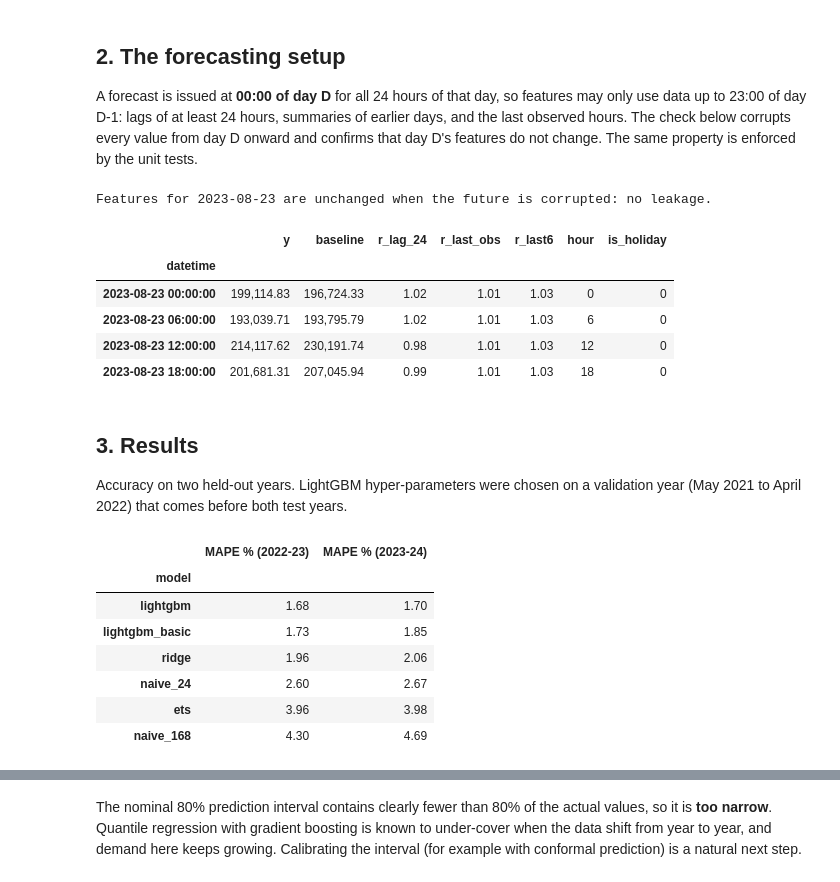
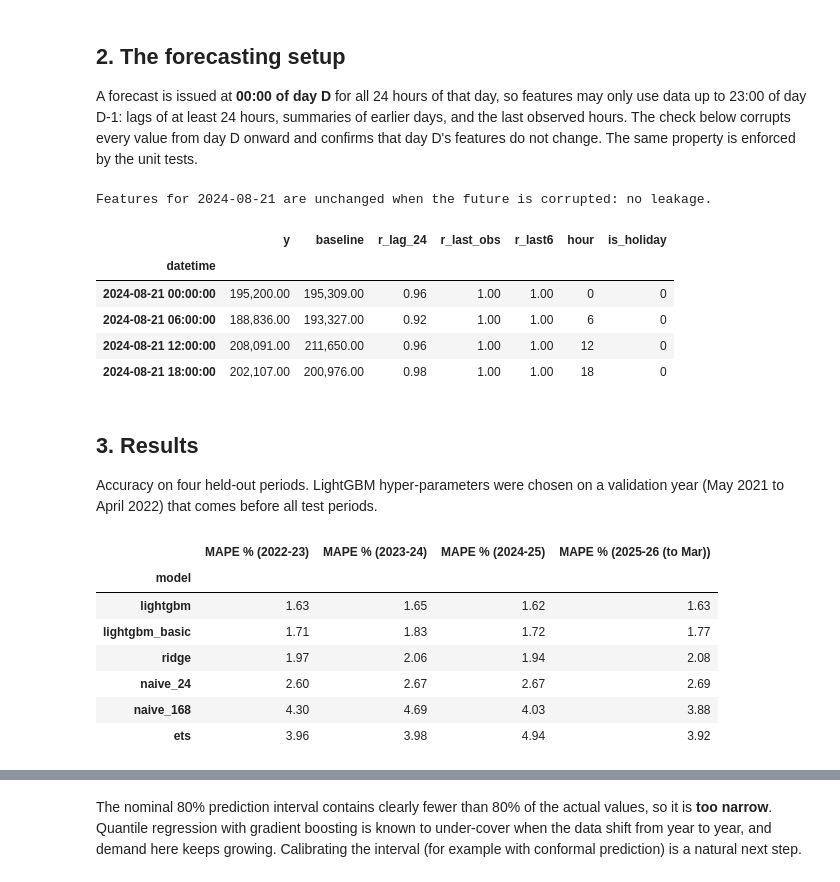
Before and after one commit to ankitsharmaMCET/india-demand-forecasting, a Jupyter notebook: notebooks/walkthrough.ipynb, the cells around one changed output, grey strips where cells are left out. Cells and saved outputs as stored; diff of their text form; code cells hidden in the pictures.

```diff
--- a/notebooks/walkthrough.ipynb
+++ b/notebooks/walkthrough.ipynb
@@ -13,11 +13,11 @@ import pandas as pd
 ROOT = Path.cwd().parent if Path.cwd().name == "notebooks" else Path.cwd()
 sys.path.insert(0, str(ROOT / "src"))
 
-from demand_forecast.data import download, load_hourly
+from demand_forecast.data import load_hourly
 from demand_forecast.features import FEATURES_LAST, build_features
 
 pd.options.display.float_format = "{:,.2f}".format
-y = load_hourly(download(ROOT / "data/raw/study1_hourly.csv"))
+y = load_hourly(ROOT / "data/raw/iced_hourly.csv")
 print(f"{len(y):,} hourly values from {y.index.min()} to {y.index.max()}")
 y.describe().to_frame("demand_mw")
 # %% [output]
@@ -58,41 +58,41 @@ plt.show()
 A forecast is issued at **00:00 of day D** for all 24 hours of that day, so features may only use data up to 23:00 of day D-1: lags of at least 24 hours, summaries of earlier days, and the last observed hours. The check below corrupts every value from day D onward and confirms that day D's features do not change. The same property is enforced by the unit tests.
 # %%
 df = build_features(y)
-day = pd.Timestamp("2023-08-23")
+day = pd.Timestamp("2024-08-21")
 corrupted = y.copy()
 corrupted.loc[day:] = corrupted.loc[day:] * 10
 cols = FEATURES_LAST + ["baseline"]
 a = df.loc[day: day + pd.Timedelta(hours=23), cols]
 b = build_features(corrupted).loc[day: day + pd.Timedelta(hours=23), cols]
 pd.testing.assert_frame_equal(a, b)
 print("Features for", day.date(), "are unchanged when the future is corrupted: no leakage.")
 df.loc[day: day + pd.Timedelta(hours=23), ["y", "baseline", "r_lag_24", "r_last_obs", "r_last6", "hour", "is_holiday"]].iloc[[0, 6, 12, 18]]
 # %% [output]
-Features for 2023-08-23 are unchanged when the future is corrupted: no leakage.
+Features for 2024-08-21 are unchanged when the future is corrupted: no leakage.
 |  | y | baseline | r_lag_24 | r_last_obs | r_last6 | hour | is_holiday |
 | datetime |  |  |  |  |  |  |  |
-| 2023-08-23 00:00:00 | 199,114.83 | 196,724.33 | 1.02 | 1.01 | 1.03 | 0 | 0 |
-| 2023-08-23 06:00:00 | 193,039.71 | 193,795.79 | 1.02 | 1.01 | 1.03 | 6 | 0 |
-| 2023-08-23 12:00:00 | 214,117.62 | 230,191.74 | 0.98 | 1.01 | 1.03 | 12 | 0 |
-| 2023-08-23 18:00:00 | 201,681.31 | 207,045.94 | 0.99 | 1.01 | 1.03 | 18 | 0 |
+| 2024-08-21 00:00:00 | 195,200.00 | 195,309.00 | 0.96 | 1.00 | 1.00 | 0 | 0 |
+| 2024-08-21 06:00:00 | 188,836.00 | 193,327.00 | 0.92 | 1.00 | 1.00 | 6 | 0 |
+| 2024-08-21 12:00:00 | 208,091.00 | 211,650.00 | 0.96 | 1.00 | 1.00 | 12 | 0 |
+| 2024-08-21 18:00:00 | 202,107.00 | 200,976.00 | 0.98 | 1.00 | 1.00 | 18 | 0 |
 # %% [markdown]
 ## 3. Results
 
-Accuracy on two held-out years. LightGBM hyper-parameters were chosen on a validation year (May 2021 to April 2022) that comes before both test years.
+Accuracy on four held-out periods. LightGBM hyper-parameters were chosen on a validation year (May 2021 to April 2022) that comes before all test periods.
 # %%
 m = pd.read_csv(ROOT / "results/metrics_all_folds.csv")
-table = m.pivot(index="model", columns="fold", values="MAPE_%").sort_values("2023-24")
+table = m.pivot(index="model", columns="fold", values="MAPE_%").sort_values("2024-25")
 table.columns = [f"MAPE % ({c})" for c in table.columns]
 table
 # %% [output]
-|  | MAPE % (2022-23) | MAPE % (2023-24) |
-| model |  |  |
-| lightgbm | 1.68 | 1.70 |
-| lightgbm_basic | 1.73 | 1.85 |
-| ridge | 1.96 | 2.06 |
-| naive_24 | 2.60 | 2.67 |
-| ets | 3.96 | 3.98 |
-| naive_168 | 4.30 | 4.69 |
+|  | MAPE % (2022-23) | MAPE % (2023-24) | MAPE % (2024-25) | MAPE % (2025-26 (to Mar)) |
+| model |  |  |  |  |
+| lightgbm | 1.63 | 1.65 | 1.62 | 1.63 |
+| lightgbm_basic | 1.71 | 1.83 | 1.72 | 1.77 |
+| ridge | 1.97 | 2.06 | 1.94 | 2.08 |
+| naive_24 | 2.60 | 2.67 | 2.67 | 2.69 |
+| naive_168 | 4.30 | 4.69 | 4.03 | 3.88 |
+| ets | 3.96 | 3.98 | 4.94 | 3.92 |
 # %%
 iv = pd.read_csv(ROOT / "results/interval_metrics.csv")
 iv
```
Also changed, not shown: parts of 7 cells of this notebook, 24 other files.
